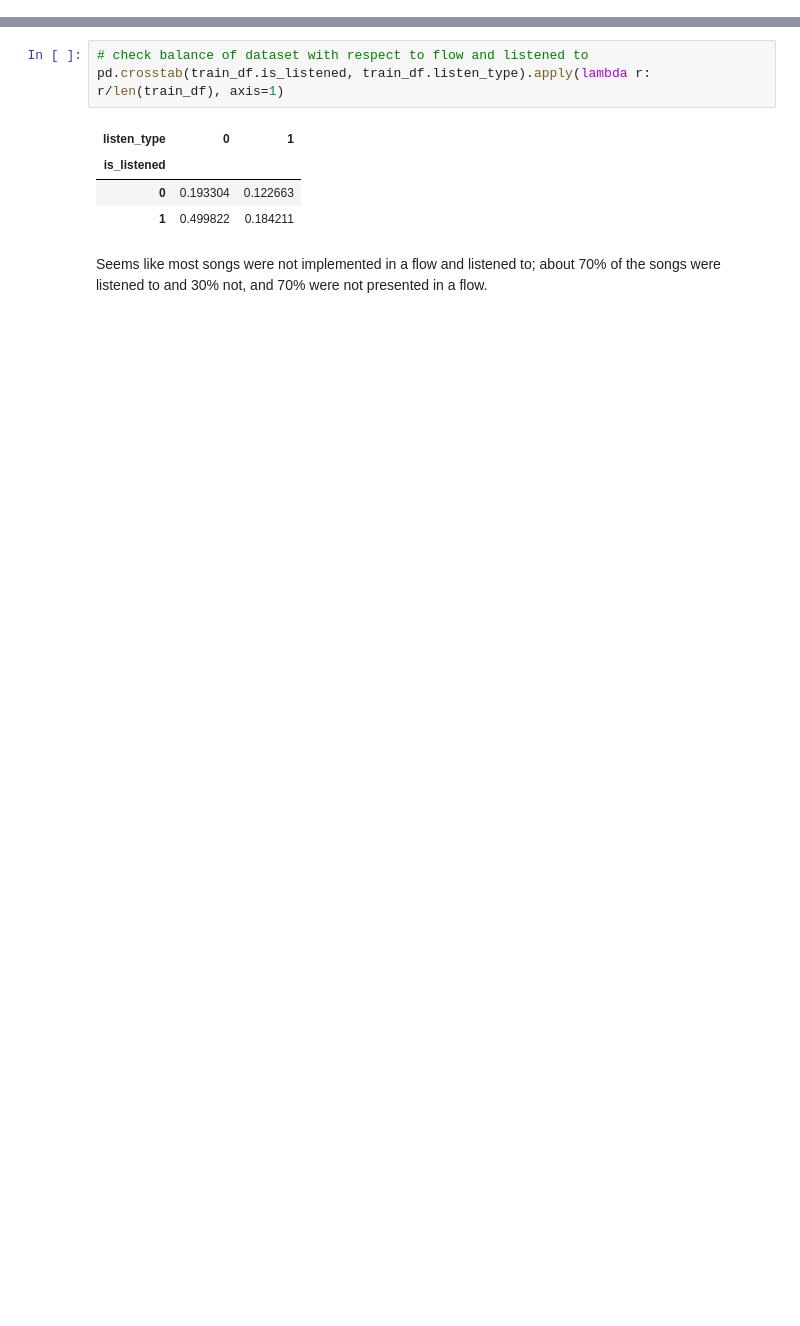
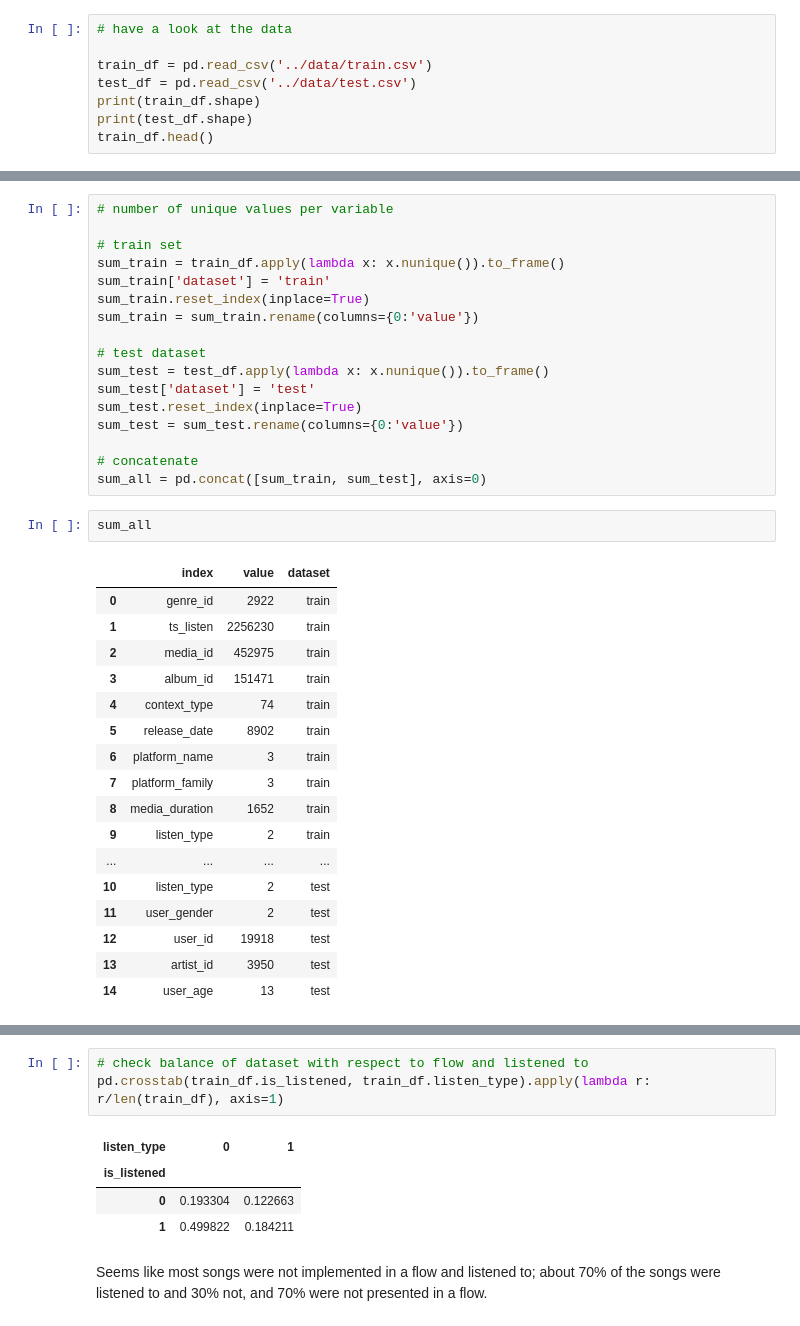
Before and after one commit to oliviergisiger/REC03_H2201_DeezerRecommender, a Jupyter notebook: code/EDA.ipynb, the cells around one changed output, grey strips where cells are left out. Saved outputs shown, nothing was run; the diff lists cells and outputs as text; blank space fills up the shorter version.

```diff
--- a/code/EDA.ipynb
+++ b/code/EDA.ipynb
@@ -63,0 +45,8 @@ dtype: int64
+# %%
+# have a look at the data
+
+train_df = pd.read_csv('../data/train.csv')
+test_df = pd.read_csv('../data/test.csv')
+print(train_df.shape)
+print(test_df.shape)
+train_df.head()
@@ -63,0 +83,37 @@ dtype: int64
+# %%
+# number of unique values per variable
+
+# train set
+sum_train = train_df.apply(lambda x: x.nunique()).to_frame()
+sum_train['dataset'] = 'train'
+sum_train.reset_index(inplace=True)
+sum_train = sum_train.rename(columns={0:'value'})
+
+# test dataset
+sum_test = test_df.apply(lambda x: x.nunique()).to_frame()
+sum_test['dataset'] = 'test'
+sum_test.reset_index(inplace=True)
+sum_test = sum_test.rename(columns={0:'value'})
+
+# concatenate
+sum_all = pd.concat([sum_train, sum_test], axis=0)
+# %%
+sum_all
+# %% [output]
+|  | index | value | dataset |
+| 0 | genre_id | 2922 | train |
+| 1 | ts_listen | 2256230 | train |
+| 2 | media_id | 452975 | train |
+| 3 | album_id | 151471 | train |
+| 4 | context_type | 74 | train |
+| 5 | release_date | 8902 | train |
+| 6 | platform_name | 3 | train |
+| 7 | platform_family | 3 | train |
+| 8 | media_duration | 1652 | train |
+| 9 | listen_type | 2 | train |
+| ... | ... | ... | ... |
+| 10 | listen_type | 2 | test |
+| 11 | user_gender | 2 | test |
+| 12 | user_id | 19918 | test |
+| 13 | artist_id | 3950 | test |
+| 14 | user_age | 13 | test |
```
Also changed, not shown: parts of 20 cells of this notebook, 2 other files.
